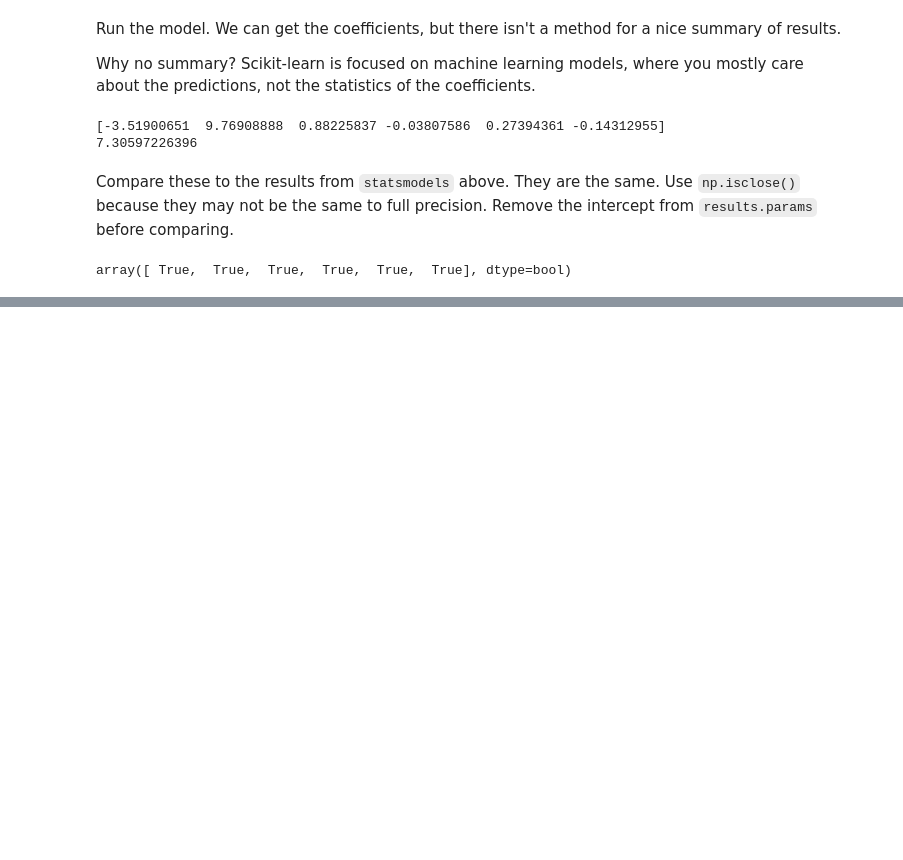
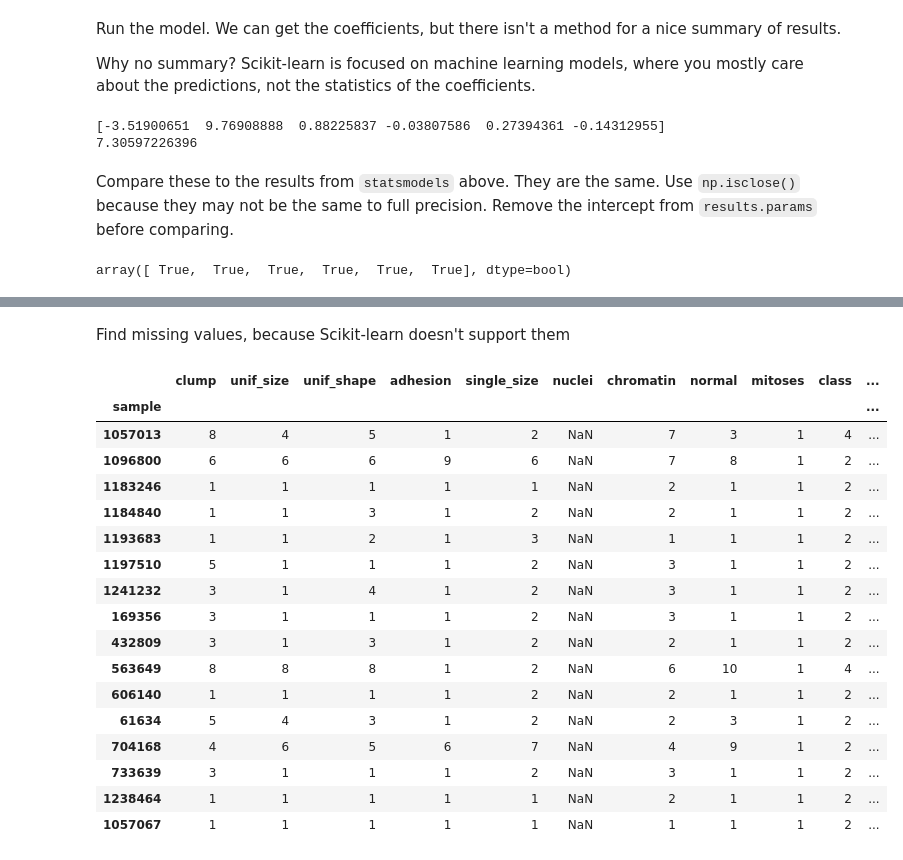
Before and after one commit to nuitrcs/pythonworkshops, a Jupyter notebook: dataanalysis/models/models.ipynb, the cells around one changed output, grey strips where cells are left out. Drawn from its saved outputs; the diff is of its cells as text; code cells hidden in the pictures; blank space fills up the shorter version.

```diff
--- a/dataanalysis/models/models.ipynb
+++ b/dataanalysis/models/models.ipynb
@@ -308,0 +386,23 @@ array([ True,  True,  True,  True,  True,  True], dtype=bool)
+# %% [markdown]
+Find missing values, because Scikit-learn doesn't support them
+# %%
+cancer[cancer.isnull().any(axis=1)]
+# %% [output]
+|  | clump | unif_size | unif_shape | adhesion | single_size | nuclei | chromatin | normal | mitoses | class | ... |
+| sample |  |  |  |  |  |  |  |  |  |  | ... |
+| 1057013 | 8 | 4 | 5 | 1 | 2 | NaN | 7 | 3 | 1 | 4 | ... |
+| 1096800 | 6 | 6 | 6 | 9 | 6 | NaN | 7 | 8 | 1 | 2 | ... |
+| 1183246 | 1 | 1 | 1 | 1 | 1 | NaN | 2 | 1 | 1 | 2 | ... |
+| 1184840 | 1 | 1 | 3 | 1 | 2 | NaN | 2 | 1 | 1 | 2 | ... |
+| 1193683 | 1 | 1 | 2 | 1 | 3 | NaN | 1 | 1 | 1 | 2 | ... |
+| 1197510 | 5 | 1 | 1 | 1 | 2 | NaN | 3 | 1 | 1 | 2 | ... |
+| 1241232 | 3 | 1 | 4 | 1 | 2 | NaN | 3 | 1 | 1 | 2 | ... |
+| 169356 | 3 | 1 | 1 | 1 | 2 | NaN | 3 | 1 | 1 | 2 | ... |
+| 432809 | 3 | 1 | 3 | 1 | 2 | NaN | 2 | 1 | 1 | 2 | ... |
+| 563649 | 8 | 8 | 8 | 1 | 2 | NaN | 6 | 10 | 1 | 4 | ... |
+| 606140 | 1 | 1 | 1 | 1 | 2 | NaN | 2 | 1 | 1 | 2 | ... |
+| 61634 | 5 | 4 | 3 | 1 | 2 | NaN | 2 | 3 | 1 | 2 | ... |
+| 704168 | 4 | 6 | 5 | 6 | 7 | NaN | 4 | 9 | 1 | 2 | ... |
+| 733639 | 3 | 1 | 1 | 1 | 2 | NaN | 3 | 1 | 1 | 2 | ... |
+| 1238464 | 1 | 1 | 1 | 1 | 1 | NaN | 2 | 1 | 1 | 2 | ... |
+| 1057067 | 1 | 1 | 1 | 1 | 1 | NaN | 1 | 1 | 1 | 2 | ... |
```
Also changed, not shown: parts of 40 cells of this notebook.
